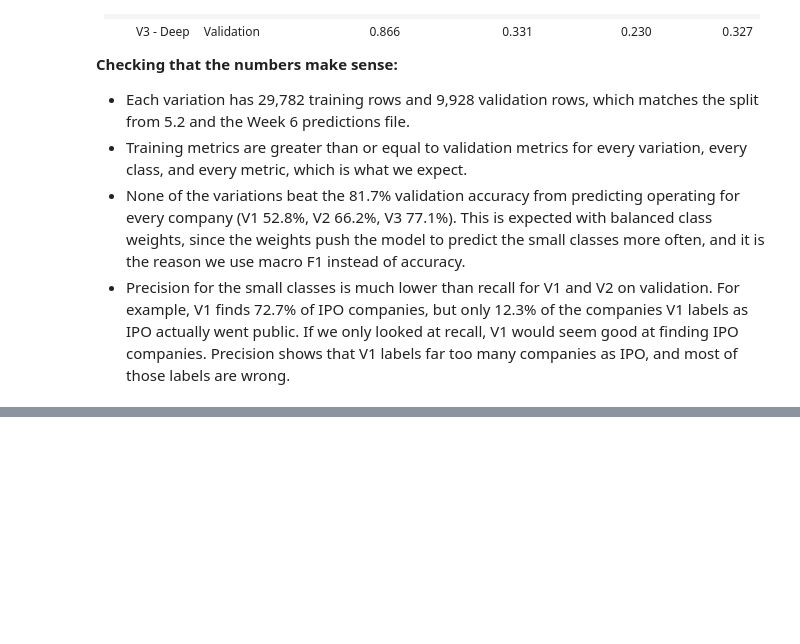
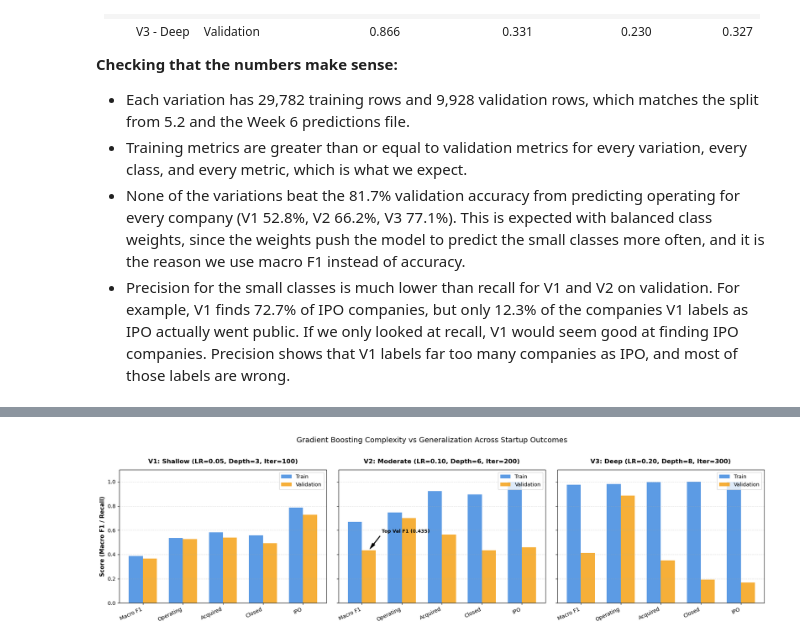
Before and after one commit to Hughes-Tyler/AnalyticsCapstone, a Jupyter notebook: notebooks/main.ipynb, the cells around one changed output, grey strips where cells are left out. Saved outputs shown, nothing was run; the diff lists cells and outputs as text; code cells hidden in the pictures; blank space fills up the shorter version.

Commit message:
Complete Week 7 Person 4: add 7.5-7.6 analysis, write-up, evaluation charts, and notebook assembly

```diff
--- a/notebooks/main.ipynb
+++ b/notebooks/main.ipynb
@@ -1871,0 +1972,98 @@ for variation in ['shallow', 'moderate', 'deep']:
+# %%
+import numpy as np
+import matplotlib.pyplot as plt
+from sklearn.metrics import confusion_matrix
+
+# Three-panel Train vs. Validation chart
+metrics_labels = ['Macro F1', 'Operating', 'Acquired', 'Closed', 'IPO']
+metric_cols_plot = ['Macro F1', 'Recall (Operating)', 'Recall (Acquired)', 'Recall (Closed)', 'Recall (IPO)']
+
+x = np.arange(len(metrics_labels))
+width = 0.35
+
+fig, axes = plt.subplots(1, 3, figsize=(18, 5), sharey=True)
+
+configs = [
+    ('V1 - Shallow', 'V1: Shallow (LR=0.05, Depth=3, Iter=100)', axes[0]),
+    ('V2 - Moderate', 'V2: Moderate (LR=0.10, Depth=6, Iter=200)', axes[1]),
+    ('V3 - Deep', 'V3: Deep (LR=0.20, Depth=8, Iter=300)', axes[2]),
+]
+
+for var_key, title, ax in configs:
+    train_scores = metrics_table_w7.loc[
+        (metrics_table_w7['Variation'] == var_key) & (metrics_table_w7['Dataset'] == 'Train'),
+        metric_cols_plot
+    ].values.flatten()
+    val_scores = metrics_table_w7.loc[
+        (metrics_table_w7['Variation'] == var_key) & (metrics_table_w7['Dataset'] == 'Validation'),
+        metric_cols_plot
+    ].values.flatten()
+
+    ax.bar(x - width/2, train_scores, width, label='Train', color='#4A90E2', alpha=0.9)
+    ax.bar(x + width/2, val_scores, width, label='Validation', color='#F5A623', alpha=0.9)
+
+    ax.set_title(title, fontsize=12, fontweight='bold', pad=12)
+    ax.set_xticks(x)
+    ax.set_xticklabels(metrics_labels, rotation=25, ha='right', fontsize=10)
+    ax.set_ylim(0, 1.1)
+    ax.grid(axis='y', linestyle='--', alpha=0.4)
+    ax.legend(loc='upper right', frameon=True)
+
+    if var_key == 'V2 - Moderate':
+        top_f1 = val_scores[0]
+        ax.annotate(f'Top Val F1 ({top_f1:.3f})', xy=(0 + width/2, top_f1), xytext=(0.5, 0.58),
+                    arrowprops=dict(facecolor='black', shrink=0.08, width=1, headwidth=6),
+                    fontsize=9, fontweight='bold')
+
+axes[0].set_ylabel('Score (Macro F1 / Recall)', fontsize=11, fontweight='bold')
+plt.suptitle('Gradient Boosting Complexity vs Generalization Across Startup Outcomes', fontsize=14, y=1.02)
+plt.tight_layout()
+plt.show()
+
+# Winning Model (V2) Validation Recall vs. Precision & Normalized Confusion Matrix
+fig, axes = plt.subplots(1, 2, figsize=(15, 5))
+
+# Left panel- Validation Recall vs. Precision per class for V2
+v2_val_row = metrics_table_w7[
+    (metrics_table_w7['Variation'] == 'V2 - Moderate') & (metrics_table_w7['Dataset'] == 'Validation')
+]
+recalls_v2 = [v2_val_row[f'Recall ({c})'].values[0] for c in class_labels]
+precisions_v2 = [v2_val_row[f'Precision ({c})'].values[0] for c in class_labels]
+
+x_cls = np.arange(len(class_labels))
+axes[0].bar(x_cls - width/2, recalls_v2, width, label='Recall', color='#4A90E2', alpha=0.9)
+axes[0].bar(x_cls + width/2, precisions_v2, width, label='Precision', color='#2ECC71', alpha=0.9)
+axes[0].set_title('V2 Moderate (Winner): Validation Recall vs. Precision', fontsize=12, fontweight='bold', pad=12)
+axes[0].set_xticks(x_cls)
+axes[0].set_xticklabels(class_labels, fontsize=10)
+axes[0].set_ylabel('Score', fontsize=11, fontweight='bold')
+axes[0].set_ylim(0, 1.05)
+axes[0].grid(axis='y', linestyle='--', alpha=0.4)
+axes[0].legend(loc='upper right', frameon=True)
+
+# Right panel- Row-normalized validation confusion matrix for V2
+v2_val_preds = predictions_df[
+    (predictions_df['variation'] == 'moderate') & (predictions_df['dataset'] == 'validation')
+]
+cm_norm = confusion_matrix(v2_val_preds['y_true'], v2_val_preds['y_pred'], labels=class_ids, normalize='true')
+
+im = axes[1].imshow(cm_norm, cmap='Blues', vmin=0, vmax=1)
+axes[1].set_title('V2 Moderate: Normalized Validation Confusion Matrix', fontsize=12, fontweight='bold', pad=12)
+axes[1].set_xticks(x_cls)
+axes[1].set_yticks(x_cls)
+axes[1].set_xticklabels(class_labels, fontsize=10)
+axes[1].set_yticklabels(class_labels, fontsize=10)
+axes[1].set_xlabel('Predicted Outcome', fontsize=11, fontweight='bold')
+axes[1].set_ylabel('True Outcome', fontsize=11, fontweight='bold')
+
+for i in range(len(class_labels)):
+    for j in range(len(class_labels)):
+        val = cm_norm[i, j]
+        axes[1].text(j, i, f'{val:.2f}', ha='center', va='center',
+                     color='white' if val > 0.5 else 'black', fontsize=10, fontweight='bold')
+
+fig.colorbar(im, ax=axes[1], fraction=0.046, pad=0.04, label='Proportion of True Class')
+plt.tight_layout()
+plt.show()
+# %% [output]
+[figure, added]
```
Also changed, not shown: parts of 17 cells of this notebook.
